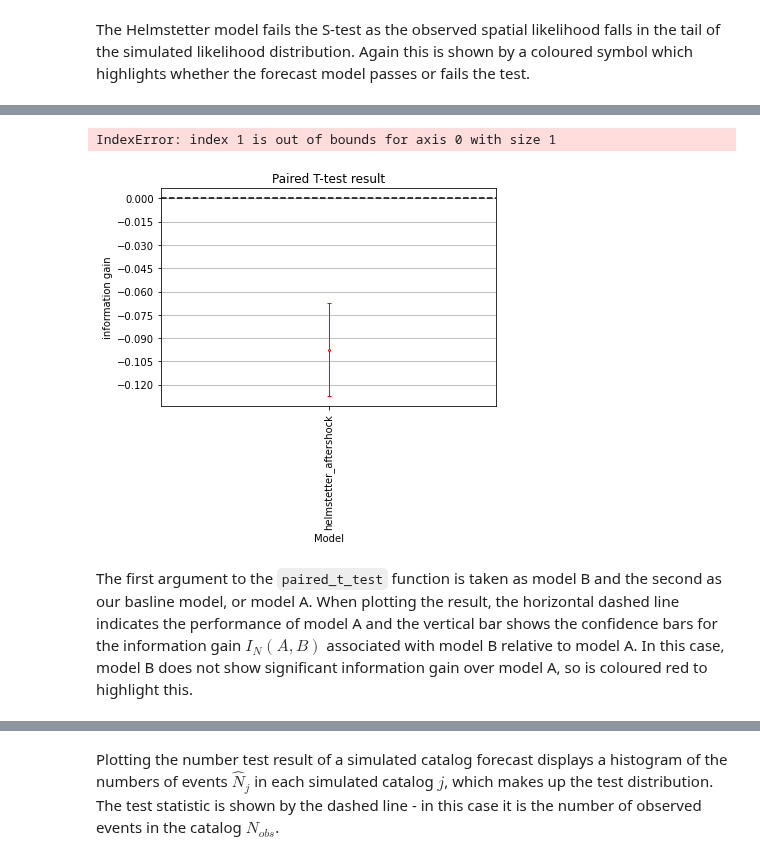
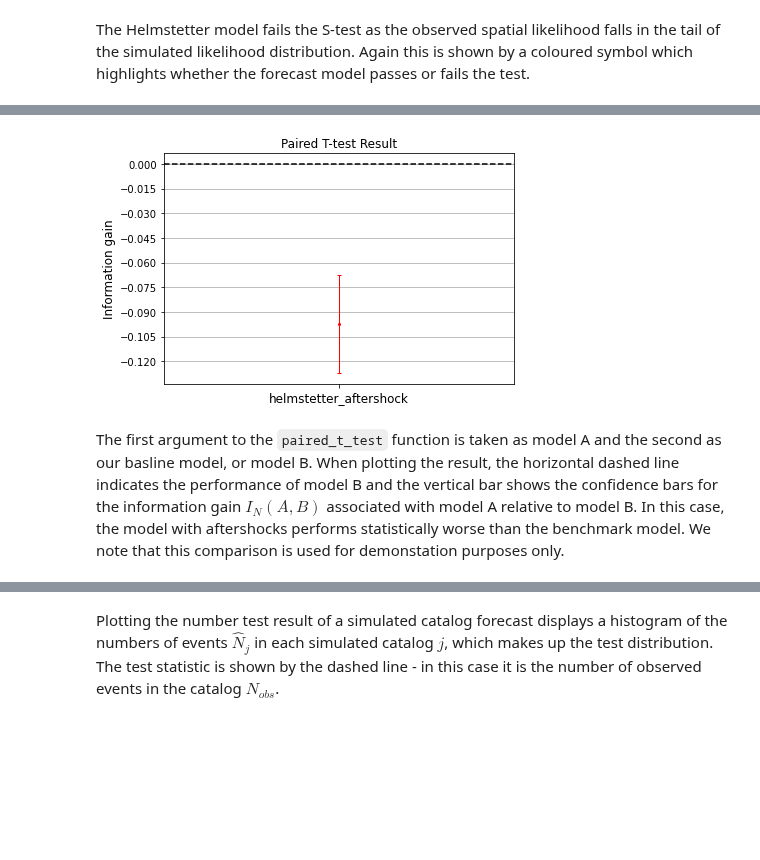
Before and after one commit to SCECcode/pycsep, a Jupyter notebook: notebooks/CSEP_tests.ipynb, the cells around one changed output, grey strips where cells are left out. Drawn from its saved outputs; the diff is of its cells as text; code cells hidden in the pictures; blank space fills up the shorter version.

Commit message:
rerun csep_tests notebook to fix error in t-test plot

```diff
--- a/notebooks/CSEP_tests.ipynb
+++ b/notebooks/CSEP_tests.ipynb
@@ -261,19 +357,22 @@ The T-test and W-tests are implemented in pyCSEP as below.
 # %%
-Helmstetter_MS = csep.load_gridded_forecast(datasets.helmstetter_mainshock_fname,
-                                              name ="Helmstetter Mainshock")
+helmstetter_ms = csep.load_gridded_forecast(
+    datasets.helmstetter_mainshock_fname,
+    name = "Helmstetter Mainshock"
+)
 
-t_test = poisson.paired_t_test( Helmstetter, Helmstetter_MS, catalog)
-w_test = poisson.w_test(Helmstetter, Helmstetter_MS, catalog)
-comp_args = {'title': 'Paired T-test result',
-             'ylabel': 'information gain',
-             'xlabel': 'Model'}
+t_test = poisson.paired_t_test(helmstetter, helmstetter_ms, catalog)
+w_test = poisson.w_test(helmstetter, helmstetter_ms, catalog)
+comp_args = {'title': 'Paired T-test Result',
+             'ylabel': 'Information gain',
+             'xlabel': '',
+             'xticklabels_rotation': 0,
+             'figsize': (6,4)}
 
-ax = plots.plot_comparison_test([t_test], plot_args= comp_args)
+ax = plots.plot_comparison_test([t_test], [w_test], plot_args=comp_args)
 # %% [output]
-IndexError: index 1 is out of bounds for axis 0 with size 1
-[figure, old version]
+[figure, new version]
 # %% [markdown]
-The first argument to the `paired_t_test` function is taken as model B and the second as our basline model, or model A. When plotting the result, the horizontal dashed line indicates the performance of model A and the vertical bar shows the confidence bars for the information gain $I_N(A, B)$ associated with model B relative to model A. In this case, model B does not show significant information gain over model A, so is coloured red to highlight this.
+The first argument to the `paired_t_test` function is taken as model A and the second as our basline model, or model B. When plotting the result, the horizontal dashed line indicates the performance of model B and the vertical bar shows the confidence bars for the information gain $I_N(A, B)$ associated with model A relative to model B. In this case, the model with aftershocks performs statistically worse than the benchmark model. We note that this comparison is used for demonstation purposes only.
 # %% [markdown]
 ## Catalog-based forecast tests
 
```
Also changed, not shown: parts of 28 cells of this notebook.
